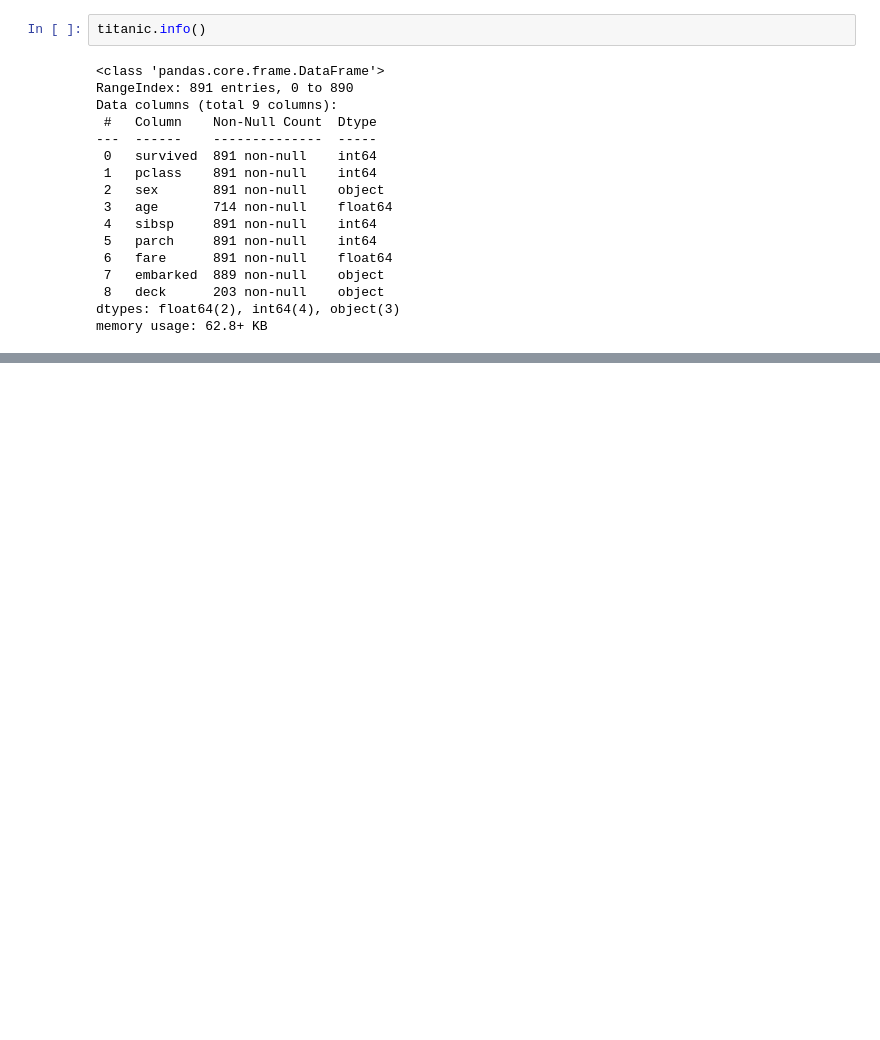
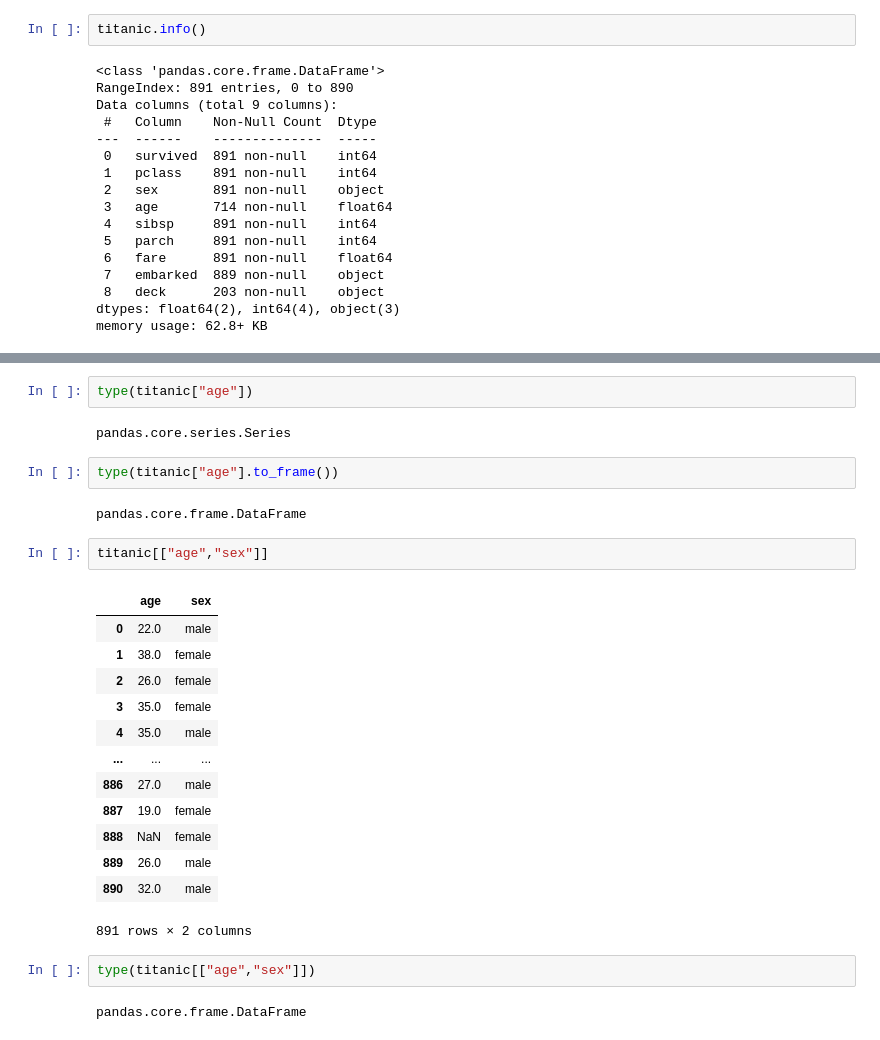
Before and after one commit to TomaszBury/the-pandas-bootcamp, a Jupyter notebook: Section_04/test_04.ipynb, the cells around one changed output, grey strips where cells are left out. Drawn from its saved outputs; the diff is of its cells as text; blank space fills up the shorter version.

```diff
--- a/Section_04/test_04.ipynb
+++ b/Section_04/test_04.ipynb
@@ -467,0 +517,28 @@ memory usage: 62.8+ KB
+# %%
+type(titanic["age"])
+# %% [output]
+pandas.core.series.Series
+# %%
+type(titanic["age"].to_frame())
+# %% [output]
+pandas.core.frame.DataFrame
+# %%
+titanic[["age","sex"]]
+# %% [output]
+|  | age | sex |
+| 0 | 22.0 | male |
+| 1 | 38.0 | female |
+| 2 | 26.0 | female |
+| 3 | 35.0 | female |
+| 4 | 35.0 | male |
+| ... | ... | ... |
+| 886 | 27.0 | male |
+| 887 | 19.0 | female |
+| 888 | NaN | female |
+| 889 | 26.0 | male |
+| 890 | 32.0 | male |
+891 rows × 2 columns
+# %%
+type(titanic[["age","sex"]])
+# %% [output]
+pandas.core.frame.DataFrame
```
Also changed, not shown: parts of 119 cells of this notebook, 1 other file.
